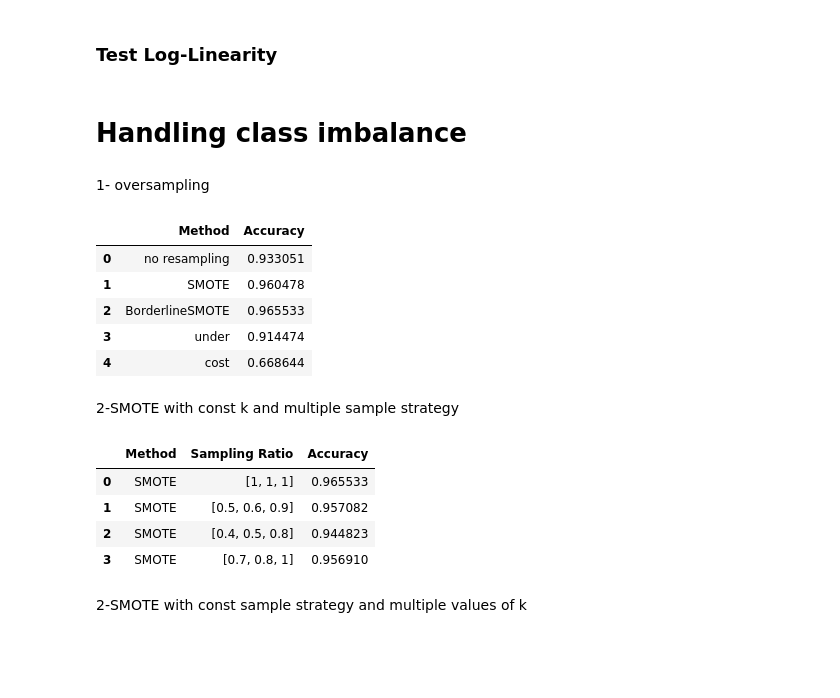
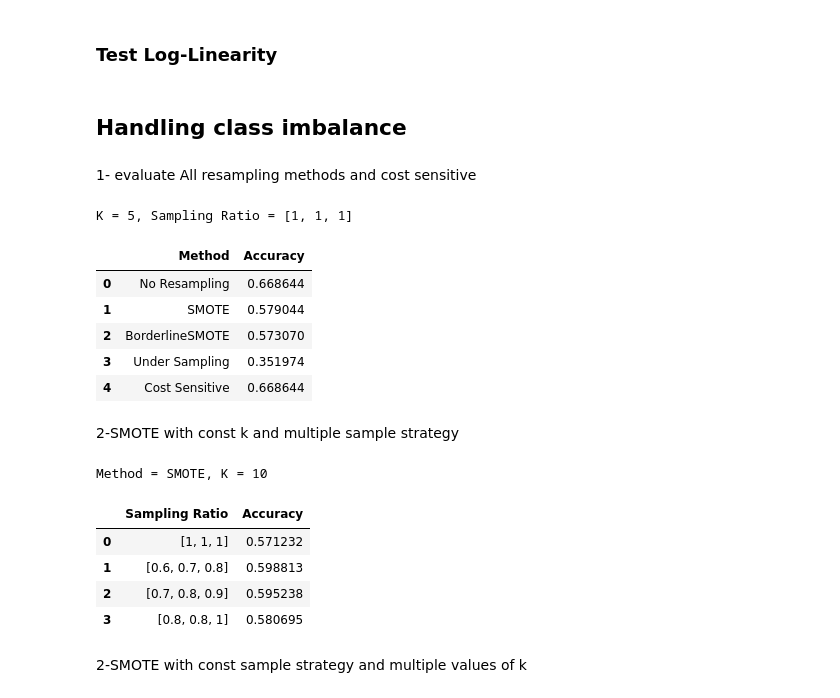
Before and after one commit to Marim1611/Bing-Bang-BodyLevel, a Jupyter notebook: ModelPipelines/LogisticRegression/Analysis.ipynb, the cells around one changed output. Cells and saved outputs as stored; diff of their text form; code cells hidden in the pictures; blank space fills up the shorter version.

```diff
--- a/ModelPipelines/LogisticRegression/Analysis.ipynb
+++ b/ModelPipelines/LogisticRegression/Analysis.ipynb
@@ -56,6 +54,4 @@ ModuleNotFoundError: No module named 'matplotlib_inline'
 # %%
 test_log_linearity(clf, class_index=3, x_data_d=x_data_d, y_data_d=y_data_d)
 # %% [markdown]
-# Handling class imbalance
+## Handling class imbalance
-# %% [markdown]
-1- oversampling
@@ -78,11 +58,17 @@ for method in methods:
-# %%
-show_results(accuracies, methods,title="Resampling")
-# %% [output]
-|  | Method | Accuracy |
-| 0 | no resampling | 0.933051 |
-| 1 | SMOTE | 0.960478 |
-| 2 | BorderlineSMOTE | 0.965533 |
-| 3 | under | 0.914474 |
-| 4 | cost | 0.668644 |
+# %% [markdown]
+1- evaluate All resampling methods and cost sensitive
+# %%
+methods=['No Resampling', 'SMOTE','BorderlineSMOTE','Under Sampling','Cost Sensitive']
+sample_ratio=[1,1,1]
+k=5
+evaluate_class_imbalance_handler_over_methods(x_data_d,y_data_d ,clf , methods=methods , sample_ratio=[1,1,1], k=k)
+# %% [output]
+K = 5, Sampling Ratio = [1, 1, 1]
+|  | Method | Accuracy |
+| 0 | No Resampling | 0.668644 |
+| 1 | SMOTE | 0.579044 |
+| 2 | BorderlineSMOTE | 0.573070 |
+| 3 | Under Sampling | 0.351974 |
+| 4 | Cost Sensitive | 0.668644 |
 # %% [markdown]
 2-SMOTE with const k and multiple sample strategy
@@ -99,10 +75,13 @@ for i,r in enumerate(sampling_ratios):
-# %%
-show_results(accuracies, methods, sample_ratio= sampling_ratios, title="SMOTE, k=5")
-# %% [output]
-|  | Method | Sampling Ratio | Accuracy |
-| 0 | SMOTE | [1, 1, 1] | 0.965533 |
-| 1 | SMOTE | [0.5, 0.6, 0.9] | 0.957082 |
-| 2 | SMOTE | [0.4, 0.5, 0.8] | 0.944823 |
-| 3 | SMOTE | [0.7, 0.8, 1] | 0.956910 |
+# %%
+sample_ratios=[[1,1,1],[0.6,0.7,0.8],[0.7,0.8,0.9], [0.8,0.8,1] ]
+k=10
+evaluate_const_k_diff_sample_ratios(x_data_d,y_data_d ,clf , method='SMOTE' , k=k, sample_ratios=sample_ratios)
+# %% [output]
+Method = SMOTE, K = 10
+|  | Sampling Ratio | Accuracy |
+| 0 | [1, 1, 1] | 0.571232 |
+| 1 | [0.6, 0.7, 0.8] | 0.598813 |
+| 2 | [0.7, 0.8, 0.9] | 0.595238 |
+| 3 | [0.8, 0.8, 1] | 0.580695 |
 # %% [markdown]
 2-SMOTE with const sample strategy and multiple values of k
```
Also changed, not shown: parts of 13 cells of this notebook.
